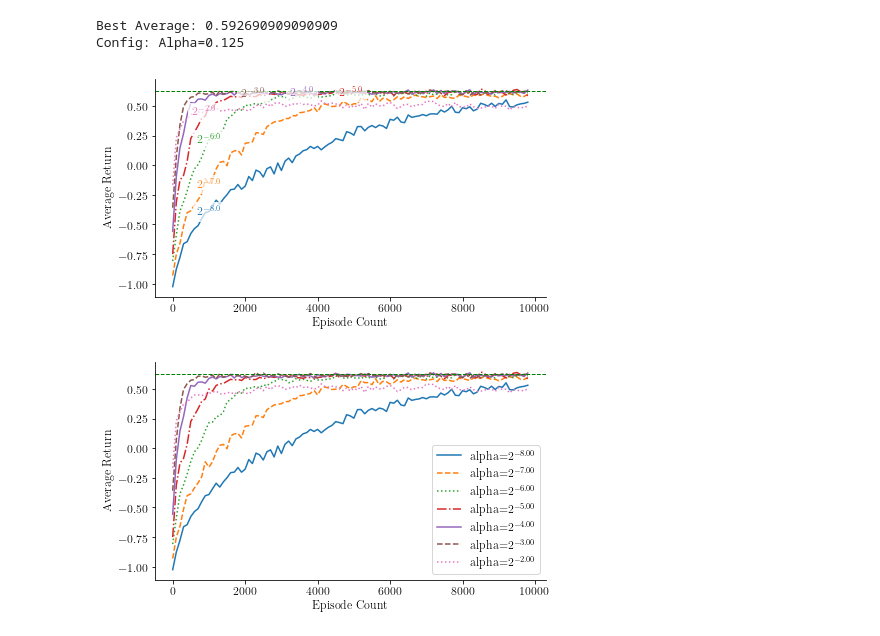
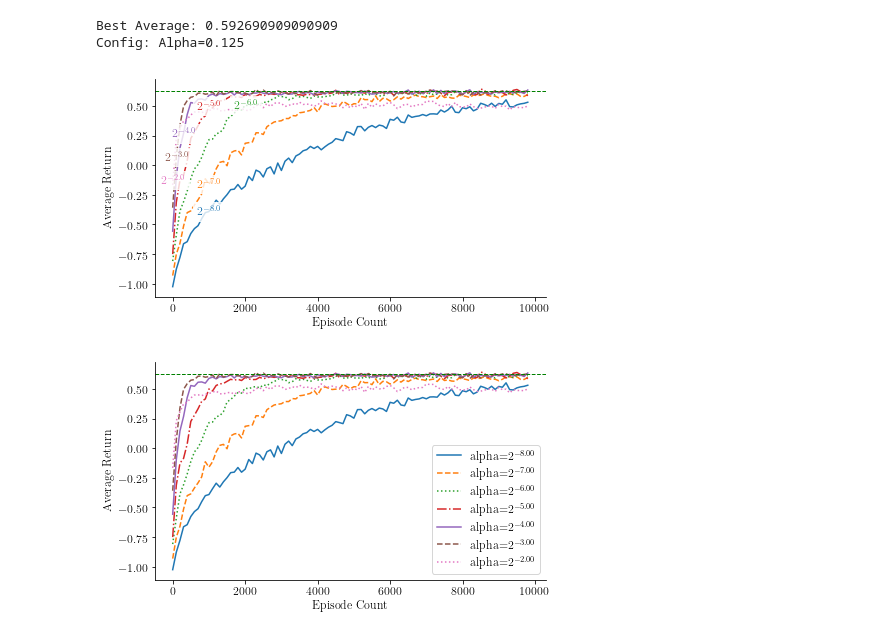
Before and after one commit to nimamahmoudi/rlai-policy-gradient-methods, a Jupyter notebook: final1_smart_vacuum-Copy1.ipynb, the cells around one changed output. Cells and saved outputs as stored; diff of their text form; code cells hidden in the pictures.

Commit message:
changed some plots

```diff
--- a/final1_smart_vacuum-Copy1.ipynb
+++ b/final1_smart_vacuum-Copy1.ipynb
@@ -135,7 +135,7 @@ def labelLine(line,x,label=None,align=True,**kwargs):
         kwargs['zorder'] = 2.5
 
     t = ax.text(x,y,label,rotation=trans_angle,**kwargs)
-    t.set_bbox(dict(facecolor='white', alpha=0.7, edgecolor='white'))
+    t.set_bbox(dict(facecolor='white', alpha=0.8, edgecolor='white'))
 
 def labelLines(lines,align=True,xvals=None,labels=None,**kwargs):
 
@@ -310,34 +310,38 @@ Config: Alpha=0.125
 # %%
 # Testing with labeling
 # Plot over time
 plt.figure(1, figsize=(7,4))
 plt.plot(np.array(list(range(len(all_avg_plots[0]))))*plot_count, np.array(all_avg_plots[:-1]).T)
 # plt.title(f'Average Return in {episode_count} episodes')
 plt.xlabel(f'Episode Count')
 # plt.ylabel(f'Average Return in {plot_count} episodes')
 plt.ylabel(f'Average Return')
 # plt.ylabel(f'Total reward on episode averaged over {plot_count} episodes and {num_of_tests} runs')
 # plt.ylabel(f'Total Reward on Episode')
 # plt.legend([f'alpha={alpha_base}^{alpha_pow:.2f}' for alpha_pow in alpha_pows[:-1]])
 plt.axhline(y=best_performance, linewidth=1, color="g", linestyle='--')
 
 lines = plt.gca().get_lines()
 l1=lines[-1]
 # labelLine(l1,0.6,label=r'$Re=${}'.format(l1.get_label()),ha='left',va='bottom',align = False)
 
 ax = lines[0].axes
 xmin,xmax = ax.get_xlim()
 labLines = [f'${alpha_base}^{{ {alpha_pow:.1f} }}$' for alpha_pow in alpha_pows[:-1]]
 xvals = np.linspace(xmax,xmin,len(labLines)+2)[1:-1]
 xvals[0] = 1000
 xvals[1] = 1000
-xvals[2] = 1000
+xvals[2] = 2000
+xvals[3] = 1000
+xvals[4] = 300
+xvals[5] = 100
+xvals[6] = 10
 labelLines(lines,align=False,labels=labLines,
           xvals = xvals)
 plt.savefig(f'{figs_folder}smart_vac_{agent_name}_episodes_{episode_count}_leg.pdf')
 plt.show()
 # %% [output]
-[figure, old version]
+[figure, new version]
 # %%
 # Plot over time
 plt.figure(1, figsize=(7,4))
```
Also changed, not shown: parts of 6 cells of this notebook, 13 other files.
